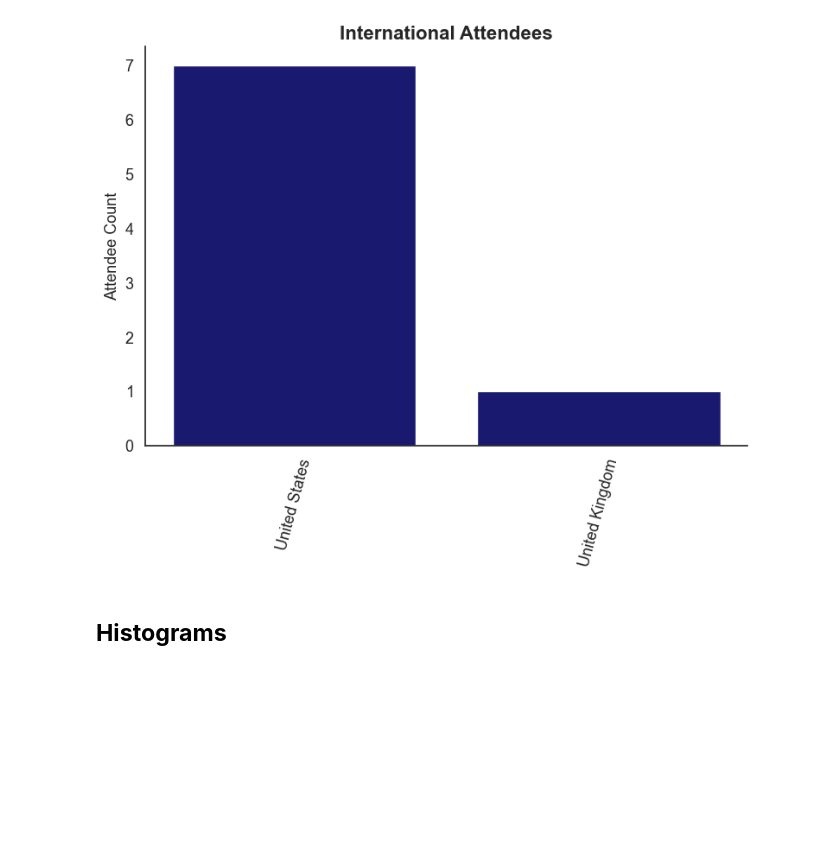
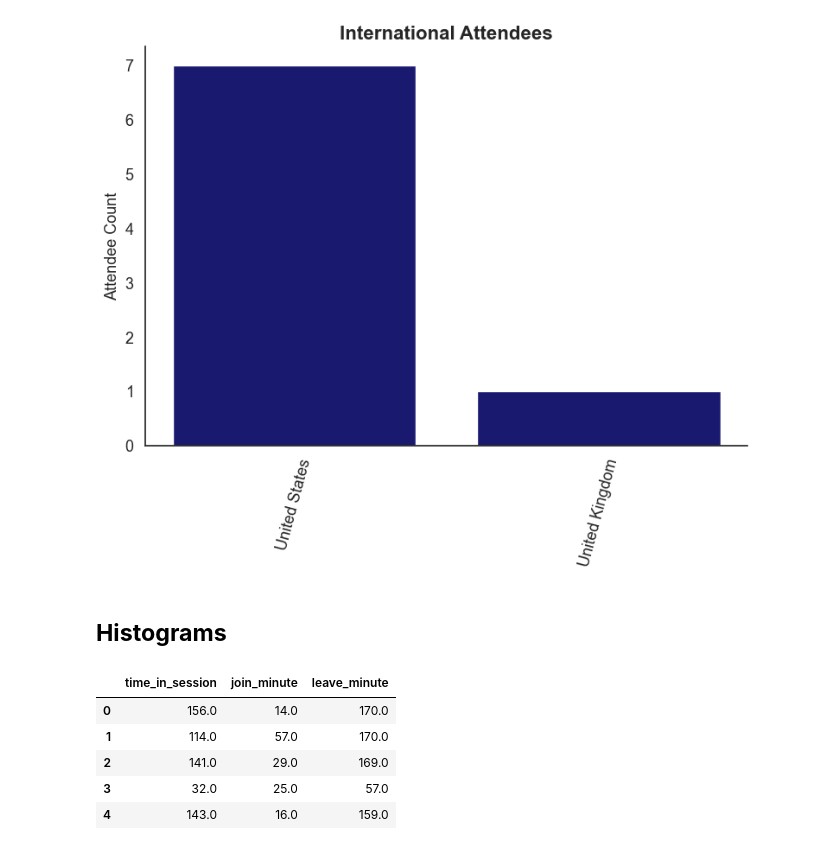
Before and after one commit to merlyn-true/event-attendee-analysis, a Jupyter notebook: notebooks/03-visualization.ipynb, the cells around one changed output. Saved outputs shown, nothing was run; the diff lists cells and outputs as text; code cells hidden in the pictures; blank space fills up the shorter version.

```diff
--- a/notebooks/03-visualization.ipynb
+++ b/notebooks/03-visualization.ipynb
@@ -92,3 +92,12 @@ plt.show()
 [figure]
 # %% [markdown]
 ## **Histograms**
+# %%
+zoom_session_data.head()
+# %% [output]
+|  | time_in_session | join_minute | leave_minute |
+| 0 | 156.0 | 14.0 | 170.0 |
+| 1 | 114.0 | 57.0 | 170.0 |
+| 2 | 141.0 | 29.0 | 169.0 |
+| 3 | 32.0 | 25.0 | 57.0 |
+| 4 | 143.0 | 16.0 | 159.0 |
```
Also changed, not shown: parts of 6 cells of this notebook.
